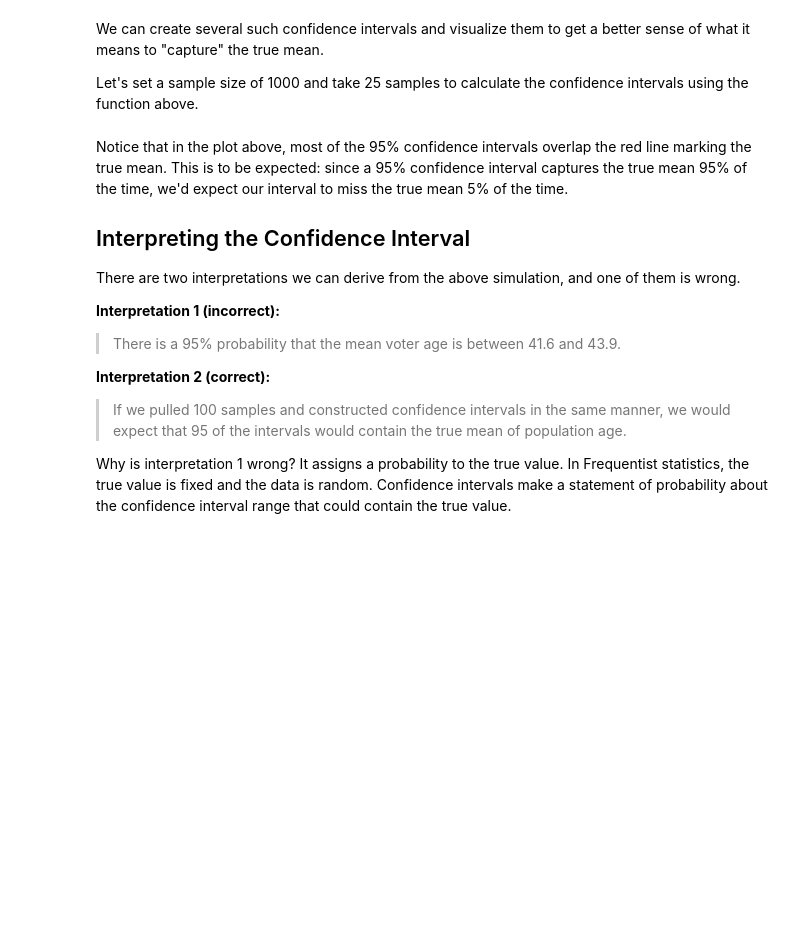
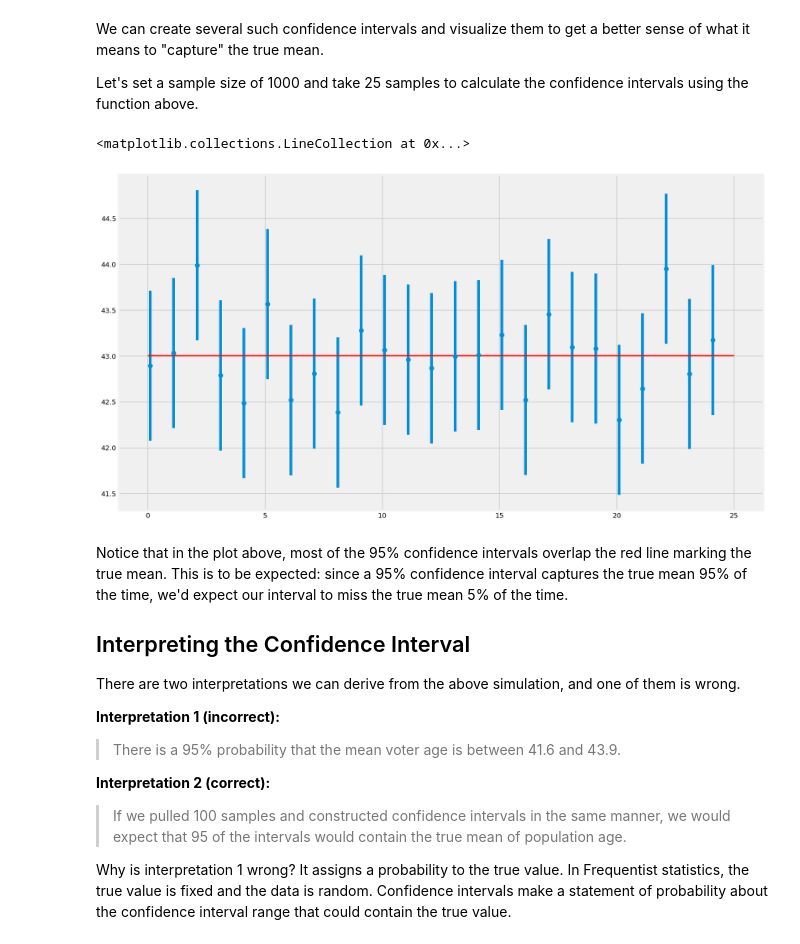
Before and after one commit to yabughaida/dsc-confidence-intervals-lab-hbs-ds-060120, a Jupyter notebook: index.ipynb, the cells around one changed output. Saved outputs shown, nothing was run; the diff lists cells and outputs as text; code cells hidden in the pictures; blank space fills up the shorter version.

```diff
--- a/index.ipynb
+++ b/index.ipynb
@@ -245,25 +245,55 @@ Let's set a sample size of 1000 and take 25 samples to calculate the confidence
 # %%
 np.random.seed(12)
 
 # Select the sample size
 sample_size = 1000
 
 # Initialize lists to store interval and mean values
 intervals = []
 sample_means = []
 
 # Run a for loop for sampling 25 times and calculate + store confidence interval and sample mean values
 
 for sample in range(25):
     # Take a random sample of chosen size
-    sample = None
+    sample = np.random.choice(a= population_ages, size = sample_size)
+    sample_mean = sample.mean()
+    sample_means.append(sample_mean)
+
+    z_critical = stats.norm.ppf(q = 0.975)  # Get the z-critical value*
 
     # Calculate z_critical, margin_of_error, confidence_interval from function above
-    #z_critical, margin_of_error, confidence_interval = conf_interval(population_ages, sample)
+    # z_critical, margin_of_error, confidence_interval = conf_interval(population_ages, sample)
 
-    sample_mean = None
+    pop_stdev = population_ages.std()  # Get the population standard deviation
+
+    stats.norm.ppf(q = 0.025)
+
+    margin_of_error = z_critical * (pop_stdev/math.sqrt(sample_size))
+
+    confidence_interval = (sample_mean - margin_of_error,
+                           sample_mean + margin_of_error)
+
+    intervals.append(confidence_interval)
 
     # Calculate and append sample means and conf intervals for each iteration
+# plot the mean and confidence interval for each sample as error bars
+# plot the population mean
+
+plt.figure(figsize=(15,9))
+
+plt.errorbar(x=np.arange(0.1, 25, 1),
+             y=sample_means,
+             yerr=[(top-bot)/2 for top,bot in intervals],
+             fmt='o')
+
+plt.hlines(xmin=0, xmax=25,
+           y=43.0023,
+           linewidth=2.0,
+           color="red")
+# %% [output]
+<matplotlib.collections.LineCollection at 0x...>
+[figure, added]
 # %%
 # plot the mean and confidence interval for each sample as error bars
 # plot the population mean
```
